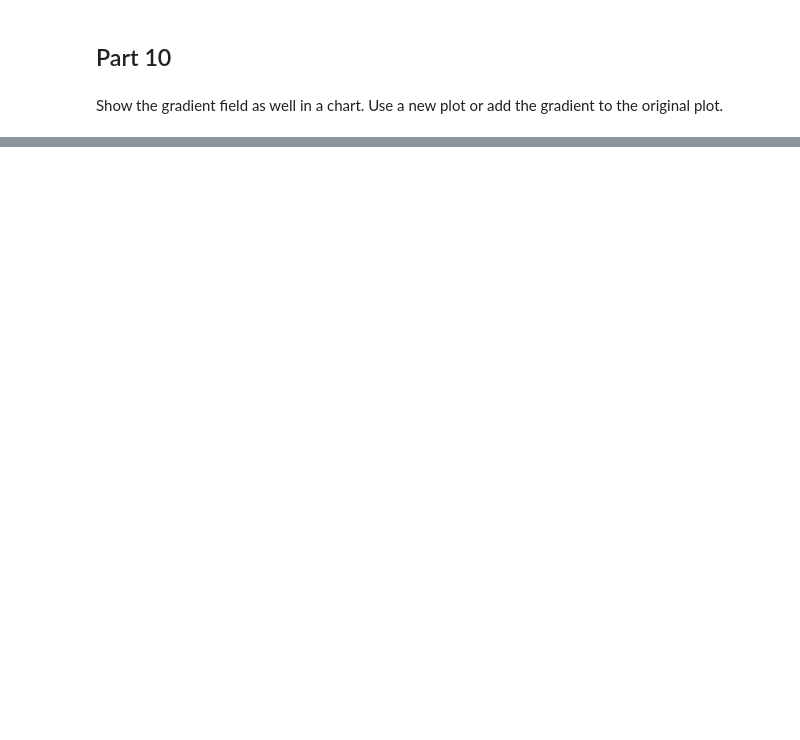
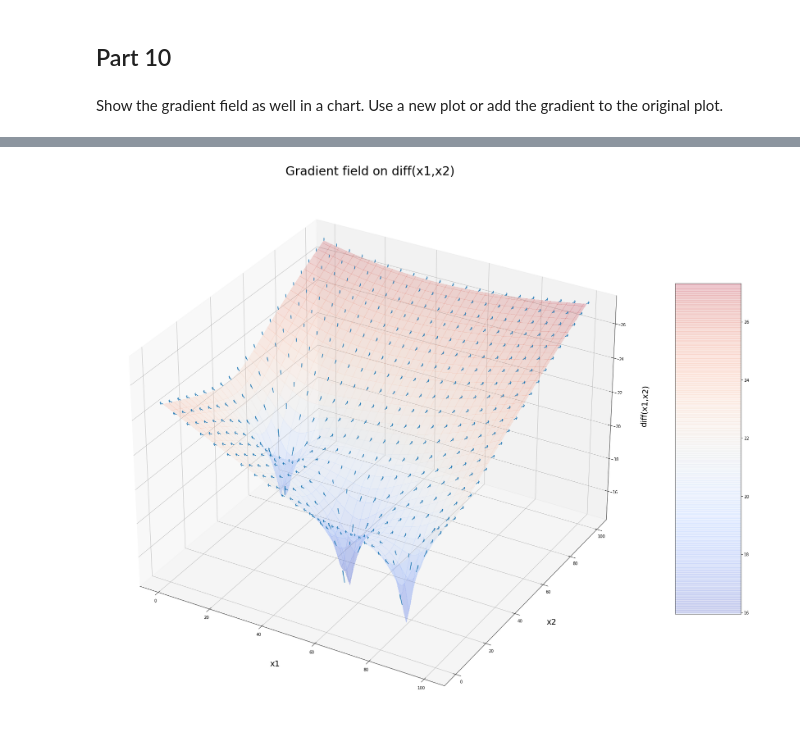
Before and after one commit to kaiobendrauf/skills4ai_gradient, a Jupyter notebook: Python exercise 'estimate gradient'.ipynb, the cells around one changed output, grey strips where cells are left out. Drawn from its saved outputs; the diff is of its cells as text; code cells hidden in the pictures; blank space fills up the shorter version.

```diff
--- a/Python exercise 'estimate gradient'.ipynb
+++ b/Python exercise 'estimate gradient'.ipynb
@@ -223,0 +310,45 @@ Show the gradient field as well in a chart. Use a new plot or add the gradient t
+# %%
+def get_gradients(xs, ys):
+    result = [[], [], [], [], [], []]
+    for x in xs:
+        for y in ys:
+            result[0].append(x)
+            result[1].append(y)
+            result[2].append(diff(np.array([x, y])))
+            g = gradient(np.array([x, y]))
+            result[3].append(g[0])
+            result[4].append(g[1])
+            result[5].append(diff(xnext(np.array([x, y]), -1)) - diff(np.array([x, y])))
+            #print(f'{g[0]}; {g[1]}; {diff(np.array(x+g[0], y+g[1])) - diff(np.array([x, y]))}')
+    return result
+
+
+fig = plt.figure(figsize=(30,30))
+ax = fig.gca(projection='3d')
+
+# Make data.
+xs = ys = np.arange(0., 101., 5.)
+X, Y = np.meshgrid(x, y)
+zs = np.array([diff(np.array([x,y])) for x,y in zip(np.ravel(X), np.ravel(Y))])
+Z = zs.reshape(X.shape)
+
+# Plot the surface.
+surf = ax.plot_surface(X, Y, Z, cmap=cm.coolwarm,
+                       linewidth=0, antialiased=False, alpha=0.2)
+
+# Add a color bar which maps values to colors.
+fig.colorbar(surf, shrink=0.5, aspect=5)
+
+#axes labels
+ax.set_xlabel('x1', labelpad=30, fontsize=20,)
+ax.set_ylabel('x2', labelpad=30, fontsize=20)
+ax.set_zlabel('diff(x1,x2)', labelpad=30, fontsize=20)
+
+#gradient
+gradients = get_gradients(xs, ys)
+ax.quiver(gradients[0], gradients[1], gradients[2], gradients[3], gradients[4], gradients[5], length=1, normalize=True)
+
+plt.title("Gradient field on diff(x1,x2)", fontsize=30)
+plt.show()
+# %% [output]
+[figure, added]
```
Also changed, not shown: parts of 6 cells of this notebook.
